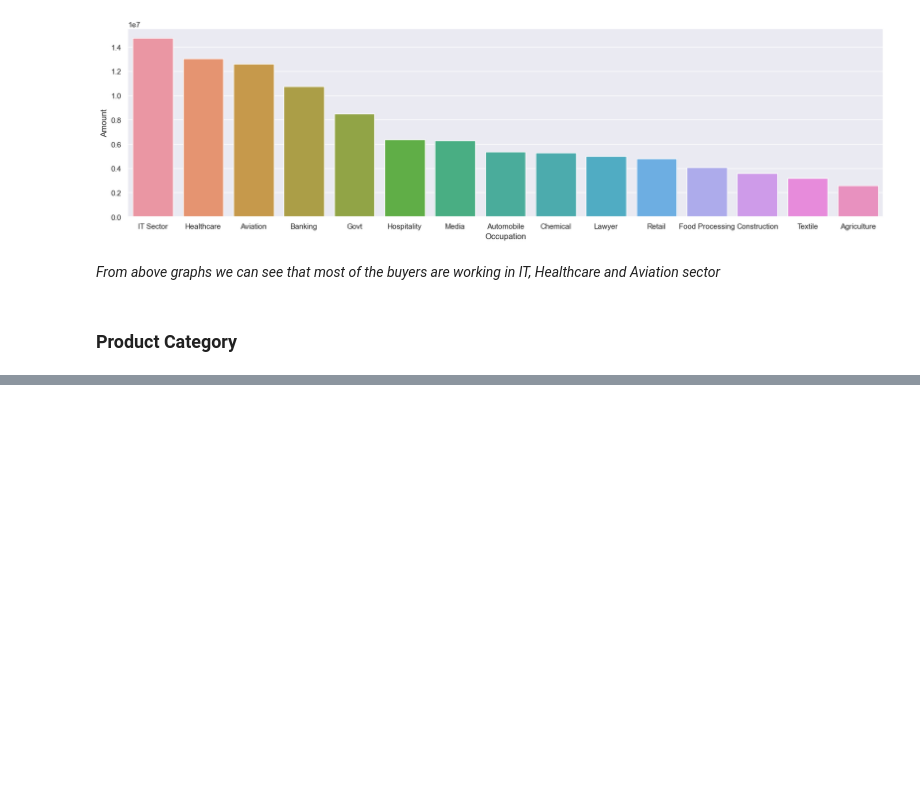
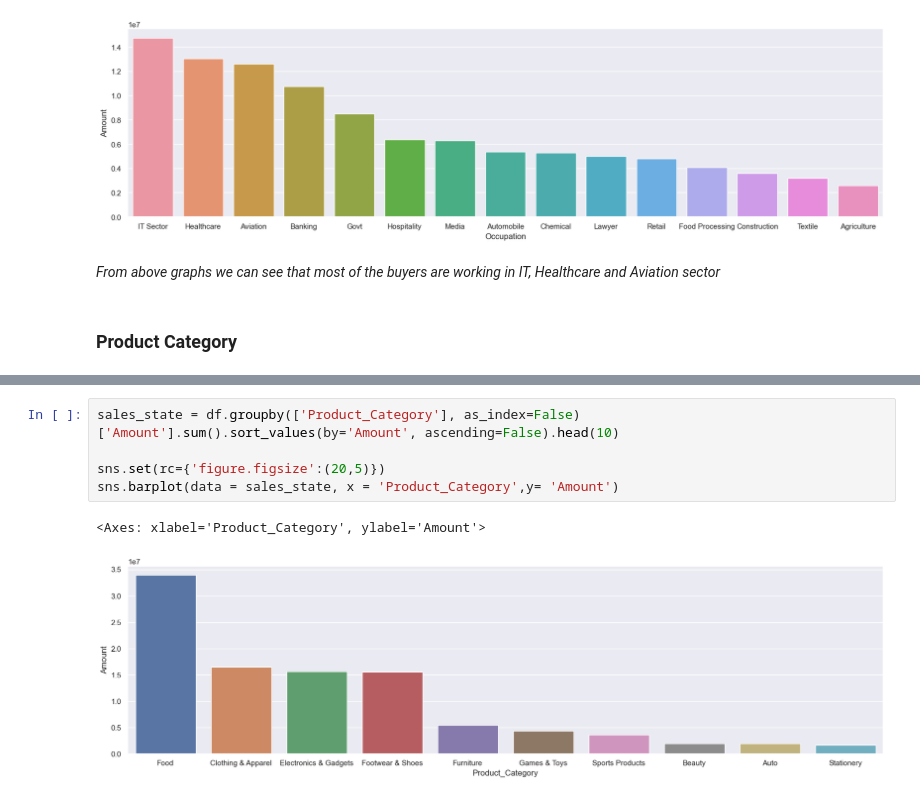
Before and after one commit to Anurag-Kumar-Dubey/Exploratory-Analysis-of-Diwali-Sales-Data, a Jupyter notebook: Exploratory-Analysis-of-Diwali-Sales-Data.ipynb, the cells around one changed output, grey strips where cells are left out. Drawn from its saved outputs; the diff is of its cells as text; blank space fills up the shorter version.

```diff
--- a/Exploratory-Analysis-of-Diwali-Sales-Data.ipynb
+++ b/Exploratory-Analysis-of-Diwali-Sales-Data.ipynb
@@ -256,0 +265,8 @@ sns.barplot(data = sales_state, x = 'Occupation',y= 'Amount')
+# %%
+sales_state = df.groupby(['Product_Category'], as_index=False)['Amount'].sum().sort_values(by='Amount', ascending=False).head(10)
+
+sns.set(rc={'figure.figsize':(20,5)})
+sns.barplot(data = sales_state, x = 'Product_Category',y= 'Amount')
+# %% [output]
+<Axes: xlabel='Product_Category', ylabel='Amount'>
+[figure, added]
```
Also changed, not shown: parts of 3 cells of this notebook.
